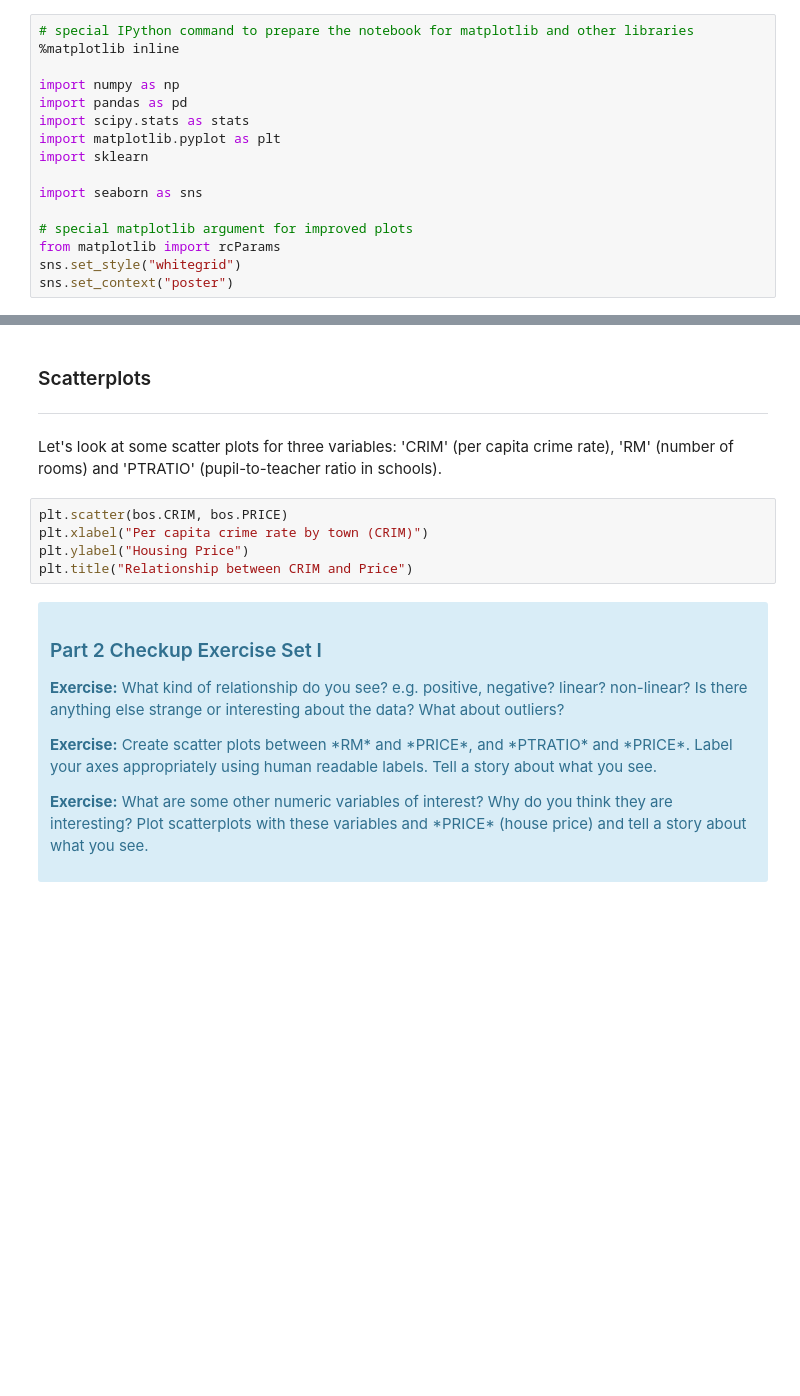
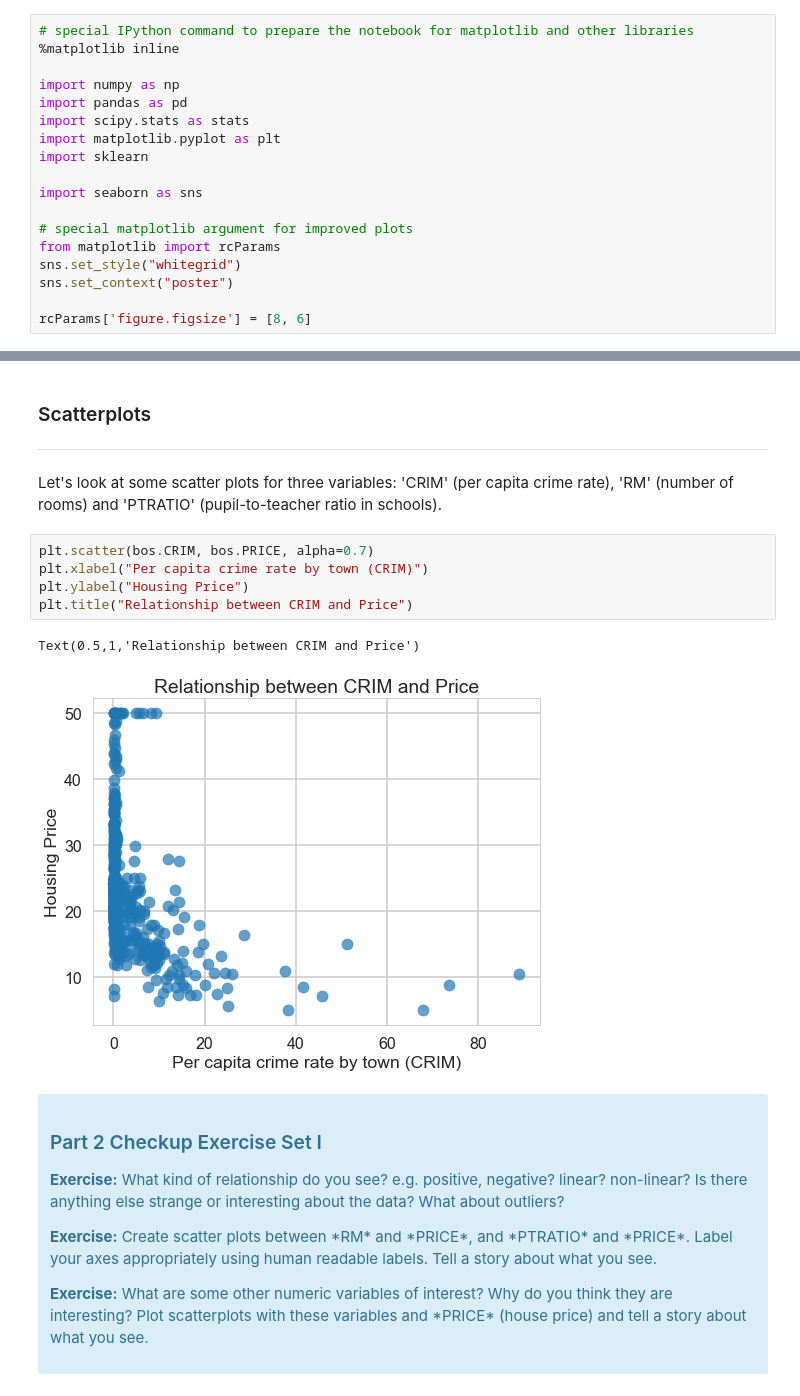
Before and after one commit to tsansom/Springboard-Data-Science, a Jupyter notebook: mini_projects/machine_learning/linear_regression/Mini_Project_Linear_Regression.ipynb, the cells around one changed output, grey strips where cells are left out. Saved outputs shown, nothing was run; the diff lists cells and outputs as text; blank space fills up the shorter version.

```diff
--- a/mini_projects/machine_learning/linear_regression/Mini_Project_Linear_Regression.ipynb
+++ b/mini_projects/machine_learning/linear_regression/Mini_Project_Linear_Regression.ipynb
@@ -30,6 +30,8 @@ import seaborn as sns
 from matplotlib import rcParams
 sns.set_style("whitegrid")
 sns.set_context("poster")
+
+rcParams['figure.figsize'] = [8, 6]
 # %% [markdown]
 ***
 # Part 1: Introduction to Linear Regression
@@ -200,10 +260,13 @@ bos.describe()
 
 Let's look at some scatter plots for three variables: 'CRIM' (per capita crime rate), 'RM' (number of rooms) and 'PTRATIO' (pupil-to-teacher ratio in schools).
 # %%
-plt.scatter(bos.CRIM, bos.PRICE)
+plt.scatter(bos.CRIM, bos.PRICE, alpha=0.7)
 plt.xlabel("Per capita crime rate by town (CRIM)")
 plt.ylabel("Housing Price")
 plt.title("Relationship between CRIM and Price")
+# %% [output]
+Text(0.5,1,'Relationship between CRIM and Price')
+[figure, added]
 # %% [markdown]
 <div class="span5 alert alert-info">
 <h3>Part 2 Checkup Exercise Set I</h3>
```
Also changed, not shown: parts of 42 cells of this notebook.
